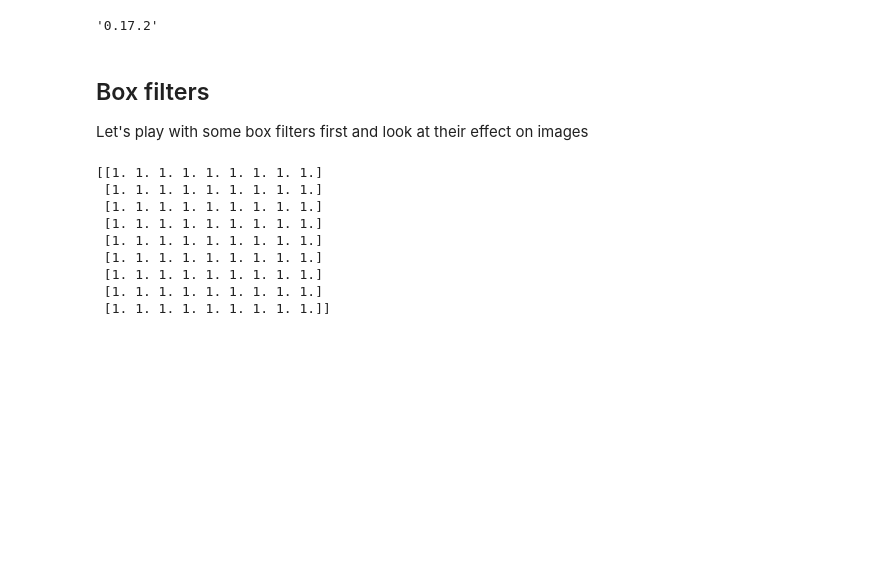
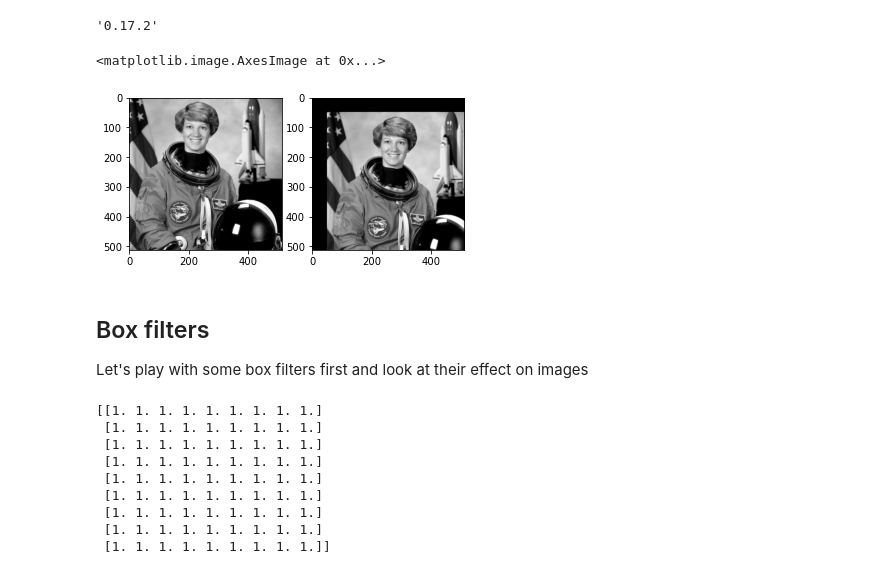
Before and after one commit to erodner/bvlecture, a Jupyter notebook: 01-basics/filters.ipynb, the cells around one changed output. Saved outputs shown, nothing was run; the diff lists cells and outputs as text; code cells hidden in the pictures; blank space fills up the shorter version.

```diff
--- a/01-basics/filters.ipynb
+++ b/01-basics/filters.ipynb
@@ -26,6 +26,20 @@ from scipy.ndimage import convolve
 from skimage.filters import gaussian, sobel_h, sobel_v
 # %%
 img = rgb2gray(examples.astronaut())
+# %%
+# let's define a box filter of size 9 by 9
+s = 101
+weights = np.zeros((s,s))
+weights[-1,-1] = 1
+filtered_img = convolve(img, weights, mode="constant")
+plt.gray() # we will deal with grayscale images and also want to show them properly
+plt.subplot(1,2,1)
+plt.imshow(img, vmin=0, vmax=1)
+plt.subplot(1,2,2)
+plt.imshow(filtered_img, vmin=0, vmax=1)
+# %% [output]
+<matplotlib.image.AxesImage at 0x...>
+[figure, added]
 # %% [markdown]
 ## Box filters
 
```
Also changed, not shown: parts of 8 cells of this notebook, 5 other files.
